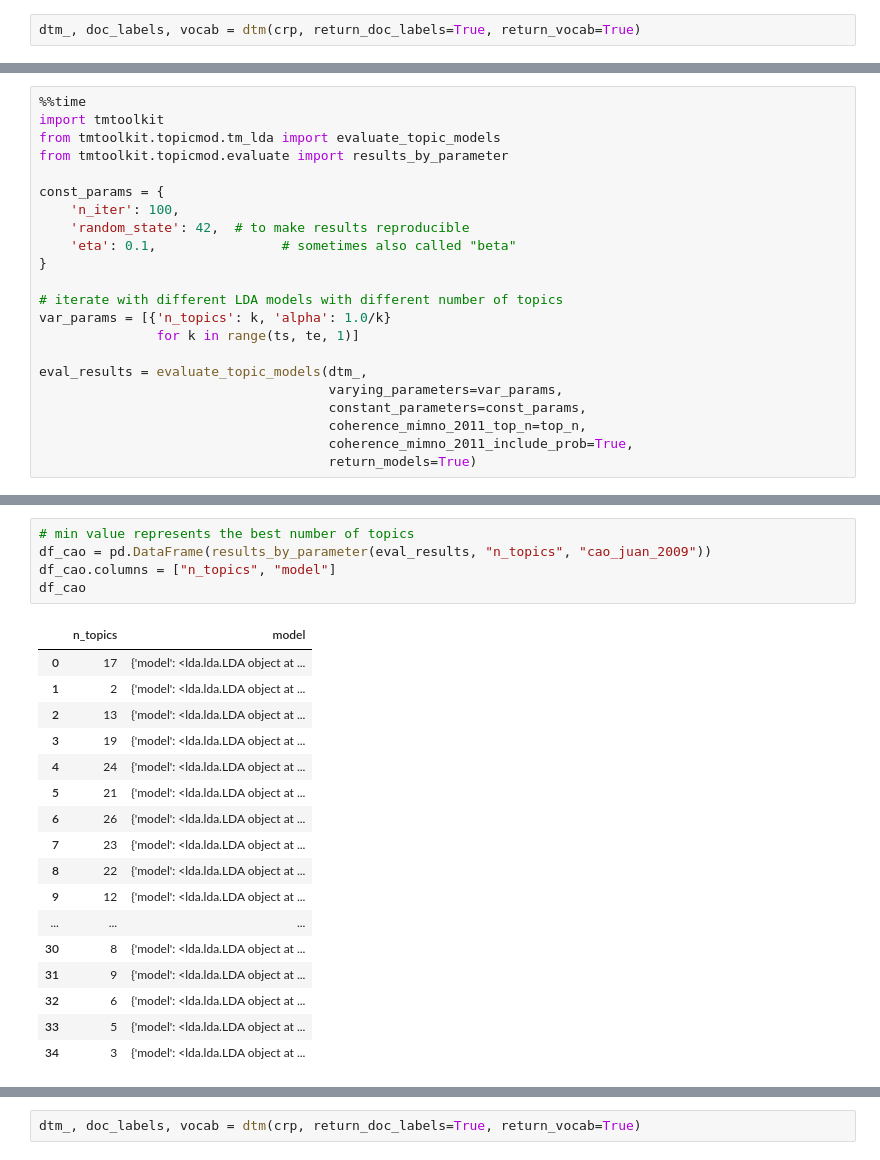
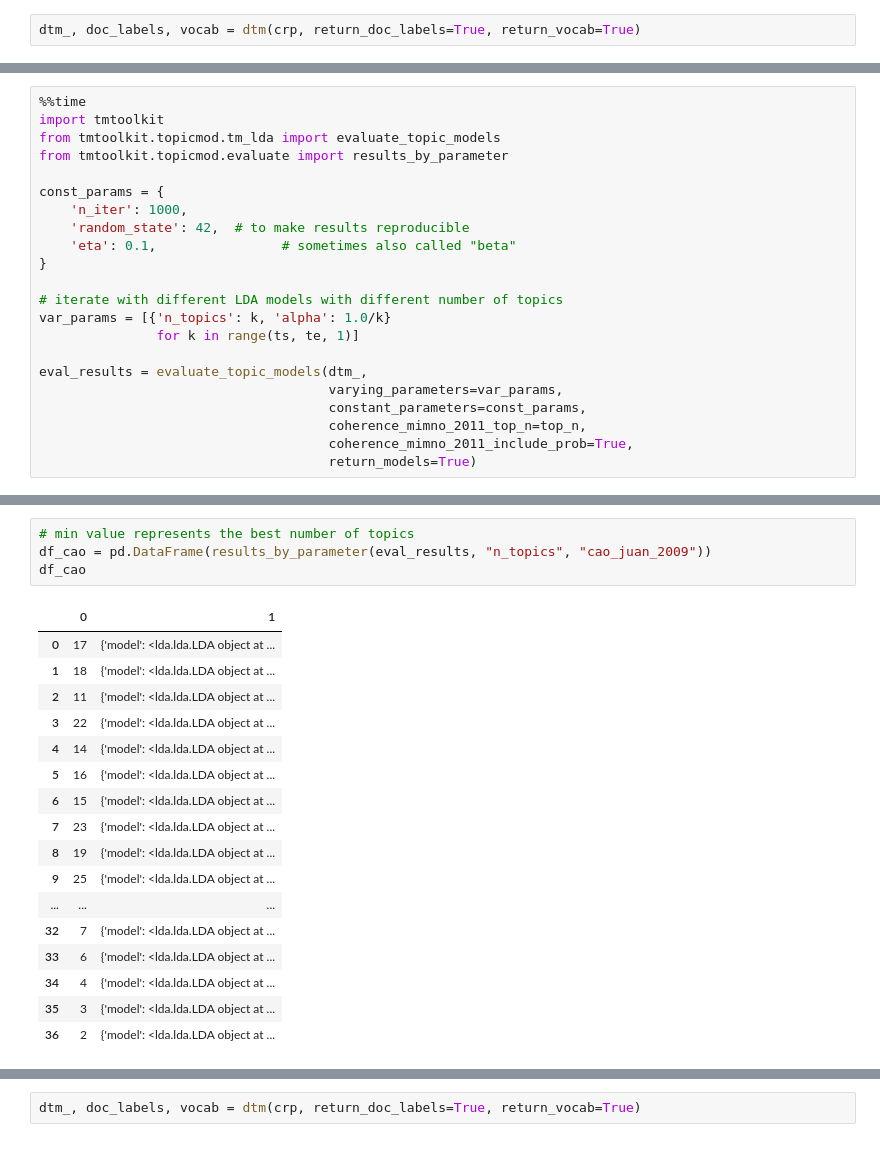
Before and after one commit to tickBit/Finding-k-in-Topic-Modeling, a Jupyter notebook: Finding-optimal-k-with-Topic-Modeling.ipynb, the cells around one changed output, grey strips where cells are left out. Saved outputs shown, nothing was run; the diff lists cells and outputs as text.

```diff
--- a/Finding-optimal-k-with-Topic-Modeling.ipynb
+++ b/Finding-optimal-k-with-Topic-Modeling.ipynb
@@ -111,7 +129,7 @@ from tmtoolkit.topicmod.tm_lda import evaluate_topic_models
 from tmtoolkit.topicmod.evaluate import results_by_parameter
 
 const_params = {
-    'n_iter': 100,
+    'n_iter': 1000,
     'random_state': 42,  # to make results reproducible
     'eta': 0.1,                # sometimes also called "beta"
 }
@@ -143,26 +162,25 @@ plot_eval_results(eval_results_by_topics)
 # %%
 # min value represents the best number of topics
 df_cao = pd.DataFrame(results_by_parameter(eval_results, "n_topics", "cao_juan_2009"))
-df_cao.columns = ["n_topics", "model"]
 df_cao
 # %% [output]
-|  | n_topics | model |
+|  | 0 | 1 |
 | 0 | 17 | {'model': <lda.lda.LDA object at ... |
-| 1 | 2 | {'model': <lda.lda.LDA object at ... |
-| 2 | 13 | {'model': <lda.lda.LDA object at ... |
-| 3 | 19 | {'model': <lda.lda.LDA object at ... |
-| 4 | 24 | {'model': <lda.lda.LDA object at ... |
-| 5 | 21 | {'model': <lda.lda.LDA object at ... |
-| 6 | 26 | {'model': <lda.lda.LDA object at ... |
+| 1 | 18 | {'model': <lda.lda.LDA object at ... |
+| 2 | 11 | {'model': <lda.lda.LDA object at ... |
+| 3 | 22 | {'model': <lda.lda.LDA object at ... |
+| 4 | 14 | {'model': <lda.lda.LDA object at ... |
+| 5 | 16 | {'model': <lda.lda.LDA object at ... |
+| 6 | 15 | {'model': <lda.lda.LDA object at ... |
 | 7 | 23 | {'model': <lda.lda.LDA object at ... |
-| 8 | 22 | {'model': <lda.lda.LDA object at ... |
-| 9 | 12 | {'model': <lda.lda.LDA object at ... |
+| 8 | 19 | {'model': <lda.lda.LDA object at ... |
+| 9 | 25 | {'model': <lda.lda.LDA object at ... |
 | ... | ... | ... |
-| 30 | 8 | {'model': <lda.lda.LDA object at ... |
-| 31 | 9 | {'model': <lda.lda.LDA object at ... |
-| 32 | 6 | {'model': <lda.lda.LDA object at ... |
-| 33 | 5 | {'model': <lda.lda.LDA object at ... |
-| 34 | 3 | {'model': <lda.lda.LDA object at ... |
+| 32 | 7 | {'model': <lda.lda.LDA object at ... |
+| 33 | 6 | {'model': <lda.lda.LDA object at ... |
+| 34 | 4 | {'model': <lda.lda.LDA object at ... |
+| 35 | 3 | {'model': <lda.lda.LDA object at ... |
+| 36 | 2 | {'model': <lda.lda.LDA object at ... |
 # %%
 
 # the greatest value represents the best number of topics (the highest coherence) and is at the end of the list
```
Also changed, not shown: parts of 28 cells of this notebook, 3 other files.
